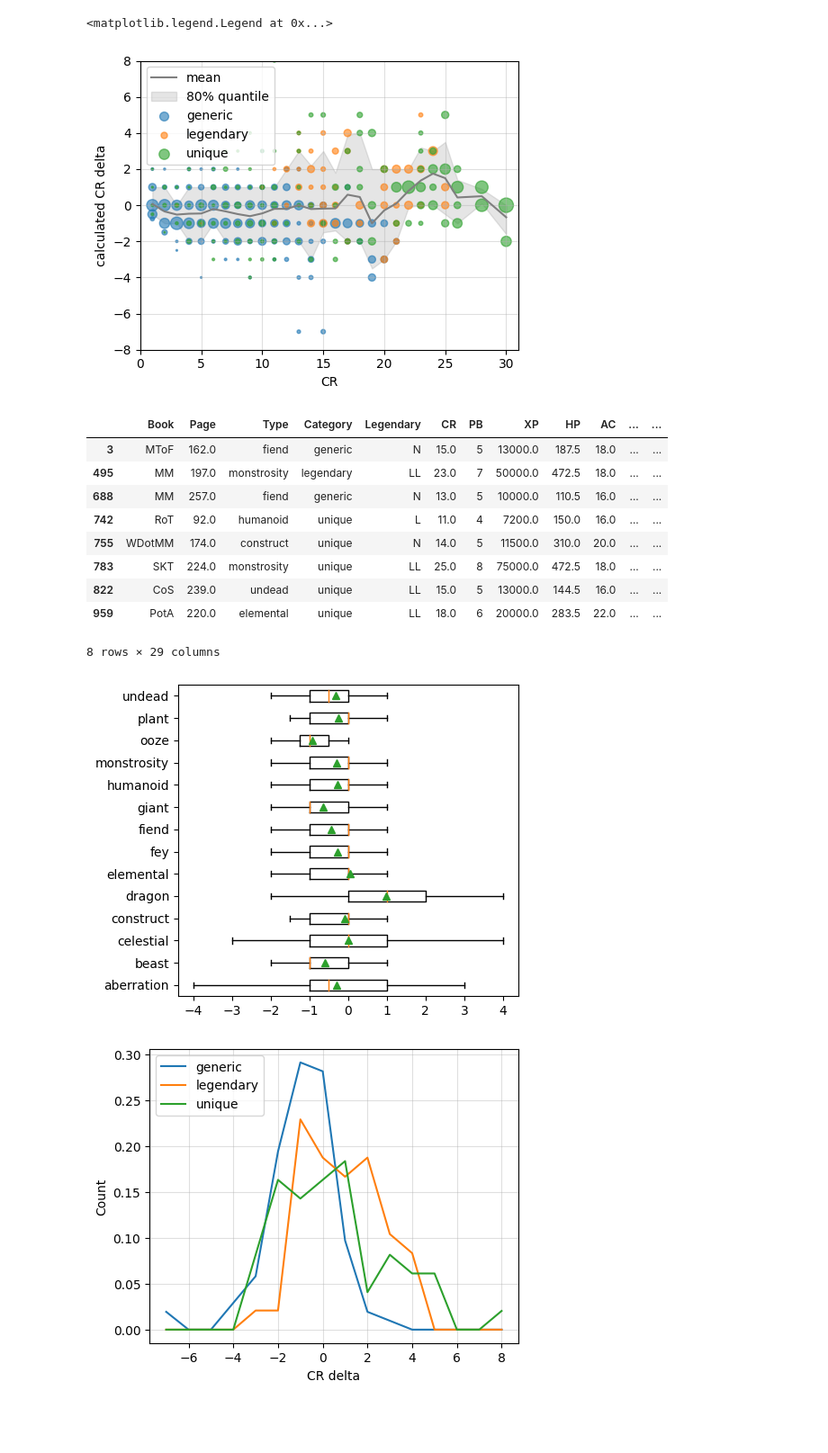
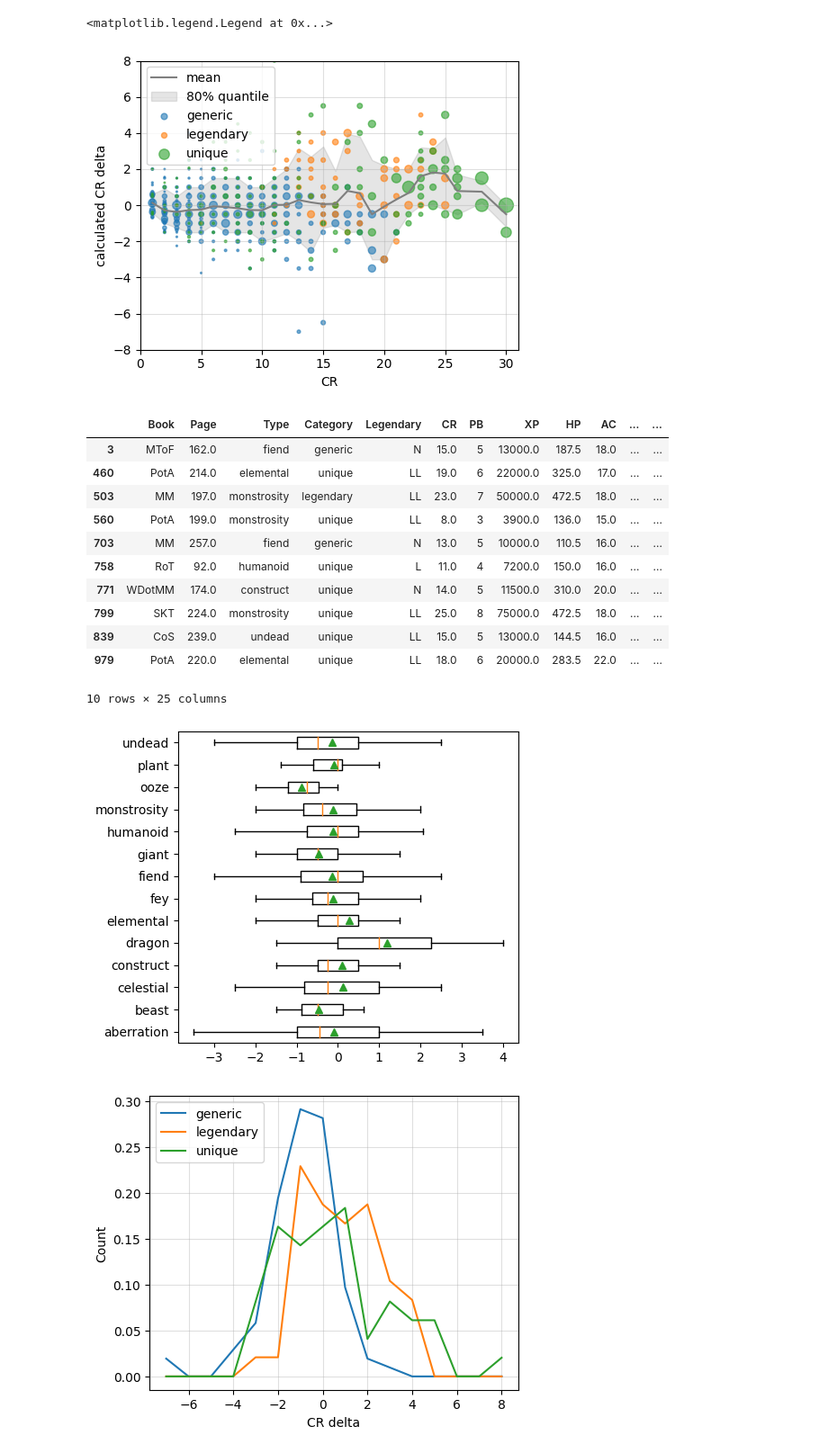
Before and after one commit to tomedunn/the-finished-book, a Jupyter notebook: _monsters/calculating-monster-cr/monster-cr-xp-analysis.ipynb, the cells around one changed output. Shown at 90% size. Saved outputs shown, nothing was run; the diff lists cells and outputs as text; code cells hidden in the pictures; blank space fills up the shorter version.

```diff
--- a/_monsters/calculating-monster-cr/monster-cr-xp-analysis.ipynb
+++ b/_monsters/calculating-monster-cr/monster-cr-xp-analysis.ipynb
@@ -26,3 +38,30 @@ dfD.set_index('CR', inplace=True)
+# %%
+# import data
+import pandas as pd
+import numpy as np
+
+dfD = pd.read_csv('dmg-targets-cr-and-xp.csv') # 'CR','PB','XP','AC','HP Mean','AB','DPR Mean'
+dfD['eHP Mean']  = dfD['HP Mean' ]*np.power(1.05, dfD['AC'] - 12)
+dfD['eDPR Mean'] = dfD['DPR Mean']*np.power(1.05, dfD['AB'] -  2)
+dfD['eXP Mean'] = 0.25*dfD['eHP Mean']*dfD['eDPR Mean']
+dfD.set_index('CR', inplace=True)
+
+
+df0 = pd.read_csv('monster-cr-and-xp.csv')  # 'Book','Page','Type','Category','Legendary','CR','PB','XP',
+                                            # 'HP','AC','adj HP','adj AC',
+                                            # 'AB','adj AB','DPR', 'adj DPR'
+
+df0['D-CR DMG'] = df0.apply(lambda row: defensive_CR(dfD, row['adj HP'], row['adj AC']), axis=1)
+df0['O-CR DMG'] = df0.apply(lambda row: offensive_CR(dfD, row['adj DPR'], row['adj AB']), axis=1)
+df0['C-CR DMG'] = 0.5*(df0['D-CR DMG'] + df0['O-CR DMG'])
+
+df0['D-CR DMG Delta'] = df0['D-CR DMG'] - df0['CR']
+df0['O-CR DMG Delta'] = df0['O-CR DMG'] - df0['CR']
+df0['C-CR DMG Delta'] = df0['C-CR DMG'] - df0['CR']
+
+df0['D-CR DMG unadj'] = df0.apply(lambda row: defensive_CR(dfD, row['HP'], row['AC']), axis=1)
+df0['O-CR DMG unadj'] = df0.apply(lambda row: offensive_CR(dfD, row['DPR'], row['AB']), axis=1)
+df0['C-CR DMG unadj'] = 0.5*(df0['D-CR DMG unadj'] + df0['O-CR DMG unadj'])
 # %%
 # AC, HP, D-CR
 from matplotlib import pyplot as plt
@@ -167,7 +232,7 @@ dfU = df0.groupby('CR').quantile(0.85)
 dfL = df0.groupby('CR').quantile(0.15)
 
 # CR
-col = 'CR DMG'
+col = 'C-CR DMG'
 ylab = 'calculated CR'
 fig = plt.figure(figsize=[5,4], dpi=100, tight_layout=True)
 ax = plt.axes(xlim=[0, 31], xlabel='CR', ylabel=ylab)
@@ -204,7 +269,7 @@ dfU = df0.groupby('CR').quantile(0.85)
 dfL = df0.groupby('CR').quantile(0.15)
 
 # CR
-col = 'CR DMG'
+col = 'C-CR DMG'
 ylab = 'calculated CR'
 fig = plt.figure(figsize=[5,4], dpi=100, tight_layout=True)
 ax = plt.axes(xlim=[0, 31], xlabel='CR', ylabel=ylab)
@@ -299,35 +364,35 @@ colors = ['#1f77b4','#ff7f0e','#2ca02c']
 dfD0 = dfD
 df1 = df0[df0['CR'].between(1,30) & df0['Category'].isin(cats)]
 dfG = df1.groupby('CR').mean()
 dfU = df1.groupby('CR').quantile(0.90, interpolation='linear')
 dfL = df1.groupby('CR').quantile(0.10, interpolation='linear')
 
 # CR
-col = 'CR Delta DMG'
+col = 'C-CR DMG Delta'
 ylab = 'calculated CR delta'
 fig = plt.figure(figsize=[5,4], dpi=100, tight_layout=True)
 ax = plt.axes(xlim=[0, 31], ylim=[-8,8], xlabel='CR', ylabel=ylab)
 ax.grid(which='major', axis='both', alpha=0.4)
 
 ax.plot(dfG.index, dfG[col], '-', color='#7f7f7f', label='mean')
 ax.fill_between(dfG.index, dfL[col], dfU[col], alpha=0.2, color='#7f7f7f', label='80% quantile')
 
 dfC = df0.groupby(['CR']).size().to_frame('Count')
 dft = df0.groupby(['CR', 'Category', col]).size().to_frame('Count').reset_index()
 for CR in dfC.index:
     n = dfC['Count'].loc[CR]
     mask = dft['CR'].isin([CR])
     dft.loc[mask, 'Count'] = 200*dft.loc[mask, 'Count']/n
 
 for cat, co in zip(cats, colors):
     ax.scatter('CR', col, s='Count', data=dft[dft['Category'].isin([cat])], alpha=0.6, color=co, label=cat)
 
 ax.legend(loc='upper left')
 
 #plt.savefig('dmg-cr-delta-vs-cr.svg', metadata=METADATA)
 # %% [output]
 <matplotlib.legend.Legend at 0x...>
-[figure, old version]
+[figure, new version]
 # %%
 # DMG CR deltas
 from matplotlib import pyplot as plt
@@ -340,19 +405,21 @@ colors = ['#1f77b4','#ff7f0e','#2ca02c']
 #colors = ['#1f77b4','#ff7f0e']
 
 dfD0 = dfD
-df1 = df0[ (df0['CR Delta DMG'].between(-4,4) == False) & df0['CR'].between(1,30) & df0['Category'].isin(cats)]
+df1 = df0[ (df0['C-CR DMG Delta'].between(-4,4) == False) & df0['CR'].between(1,30) & df0['Category'].isin(cats)]
 df1
 # %% [output]
 |  | Book | Page | Type | Category | Legendary | CR | PB | XP | HP | AC | ... | ... |
 | 3 | MToF | 162.0 | fiend | generic | N | 15.0 | 5 | 13000.0 | 187.5 | 18.0 | ... | ... |
-| 495 | MM | 197.0 | monstrosity | legendary | LL | 23.0 | 7 | 50000.0 | 472.5 | 18.0 | ... | ... |
-| 688 | MM | 257.0 | fiend | generic | N | 13.0 | 5 | 10000.0 | 110.5 | 16.0 | ... | ... |
-| 742 | RoT | 92.0 | humanoid | unique | L | 11.0 | 4 | 7200.0 | 150.0 | 16.0 | ... | ... |
-| 755 | WDotMM | 174.0 | construct | unique | N | 14.0 | 5 | 11500.0 | 310.0 | 20.0 | ... | ... |
-| 783 | SKT | 224.0 | monstrosity | unique | LL | 25.0 | 8 | 75000.0 | 472.5 | 18.0 | ... | ... |
-| 822 | CoS | 239.0 | undead | unique | LL | 15.0 | 5 | 13000.0 | 144.5 | 16.0 | ... | ... |
-| 959 | PotA | 220.0 | elemental | unique | LL | 18.0 | 6 | 20000.0 | 283.5 | 22.0 | ... | ... |
+| 460 | PotA | 214.0 | elemental | unique | LL | 19.0 | 6 | 22000.0 | 325.0 | 17.0 | ... | ... |
+| 503 | MM | 197.0 | monstrosity | legendary | LL | 23.0 | 7 | 50000.0 | 472.5 | 18.0 | ... | ... |
+| 560 | PotA | 199.0 | monstrosity | unique | LL | 8.0 | 3 | 3900.0 | 136.0 | 15.0 | ... | ... |
+| 703 | MM | 257.0 | fiend | generic | N | 13.0 | 5 | 10000.0 | 110.5 | 16.0 | ... | ... |
+| 758 | RoT | 92.0 | humanoid | unique | L | 11.0 | 4 | 7200.0 | 150.0 | 16.0 | ... | ... |
+| 771 | WDotMM | 174.0 | construct | unique | N | 14.0 | 5 | 11500.0 | 310.0 | 20.0 | ... | ... |
+| 799 | SKT | 224.0 | monstrosity | unique | LL | 25.0 | 8 | 75000.0 | 472.5 | 18.0 | ... | ... |
+| 839 | CoS | 239.0 | undead | unique | LL | 15.0 | 5 | 13000.0 | 144.5 | 16.0 | ... | ... |
+| 979 | PotA | 220.0 | elemental | unique | LL | 18.0 | 6 | 20000.0 | 283.5 | 22.0 | ... | ... |
-8 rows × 29 columns
+10 rows × 25 columns
 # %%
 # DMG CR deltas
 from matplotlib import pyplot as plt
@@ -389,10 +456,10 @@ groups = df1[col].sort_values().unique()
 
 fig = plt.figure(figsize=[5,4], dpi=100, tight_layout=True)
 ax = plt.axes()
-bp = ax.boxplot(tuple(df1[df1[col].isin([g])]['CR Delta DMG'] for g in groups),
+bp = ax.boxplot(tuple(df1[df1[col].isin([g])]['C-CR DMG Delta'] for g in groups),
     labels=groups, showmeans=True, vert=False, showfliers=False, patch_artist=False)
 # %% [output]
-[figure, old version]
+[figure, new version]
 # %%
 # DMG CR deltas
 from matplotlib import pyplot as plt
```
Also changed, not shown: parts of 10 cells of this notebook, 36 other files.
